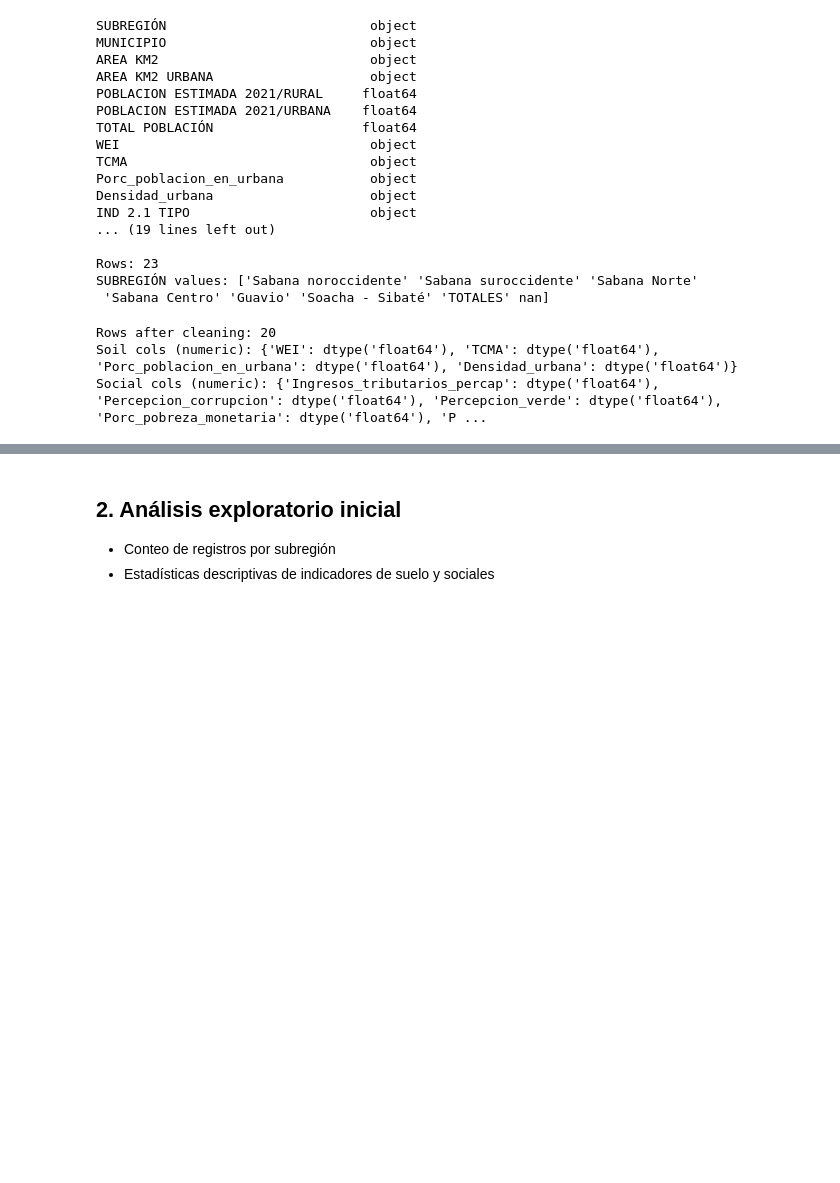
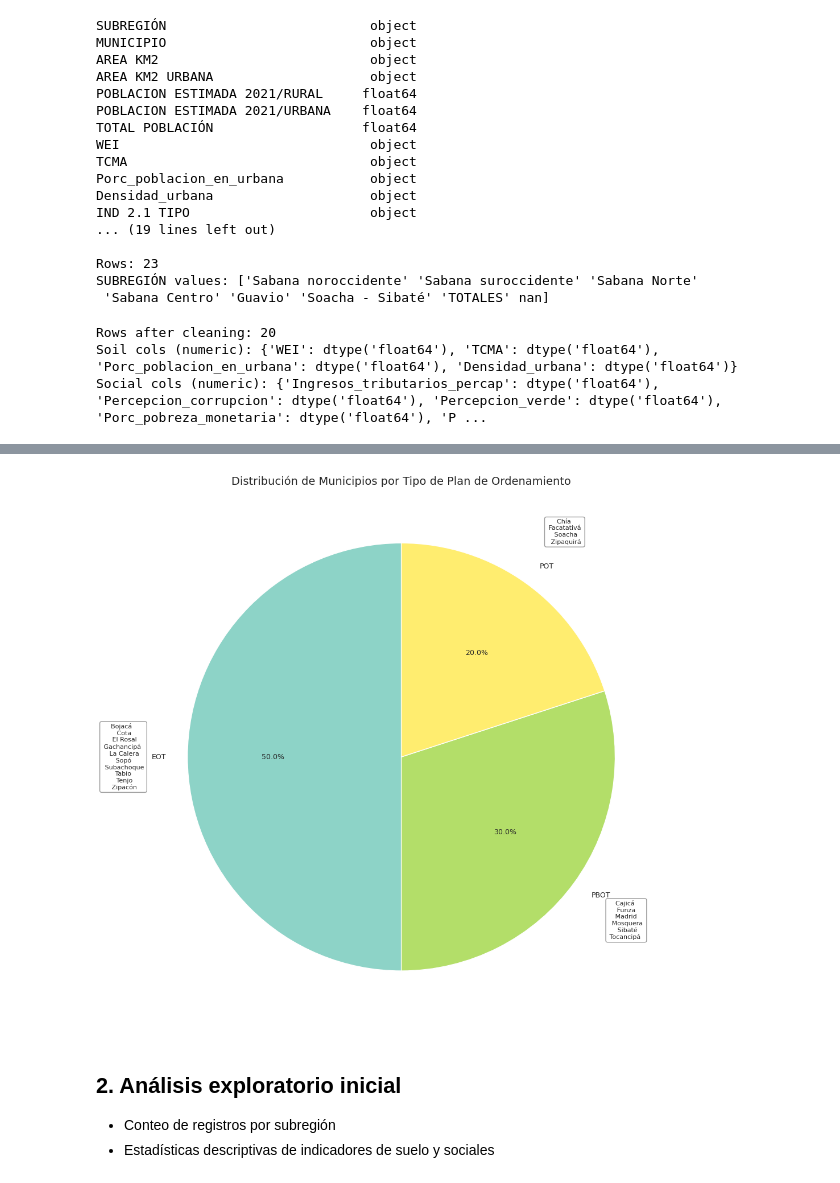
Before and after one commit to wilomaku/maps-social-Colombia, a Jupyter notebook: src/31_analysis_gral_suelo_social.ipynb, the cells around one changed output, grey strips where cells are left out. Cells and saved outputs as stored; diff of their text form; code cells hidden in the pictures; blank space fills up the shorter version.

Commit message:
Added POT images

```diff
--- a/src/31_analysis_gral_suelo_social.ipynb
+++ b/src/31_analysis_gral_suelo_social.ipynb
@@ -124,3 +144,41 @@ Social cols (numeric): {'Ingresos_tributarios_percap': dtype('float64'), 'Percep
+# %%
+pot_counts = df_num['IND 2.1 TIPO'].value_counts()
+pot_municipios = df_num.groupby('IND 2.1 TIPO')['MUNICIPIO'].apply(lambda x: ', '.join(sorted(x.unique()))).to_dict()
+
+fig, ax = plt.subplots(figsize=(14, 10))
+colors = plt.cm.Set3(np.linspace(0, 1, len(pot_counts)))
+
+wedges, texts, __ = ax.pie(
+    pot_counts,
+    labels=pot_counts.index,
+    autopct='%1.1f%%',
+    colors=colors,
+    startangle=90,
+    textprops={'fontsize': 9}
+)
+
+for i, wedge in enumerate(wedges):
+    label = pot_counts.index[i]
+    angle = (wedge.theta2 - wedge.theta1)/2. + wedge.theta1
+    x = np.cos(np.deg2rad(angle))
+    y = np.sin(np.deg2rad(angle))
+
+    ax.annotate(
+        pot_municipios[label].replace(',', '\n'),
+        xy=(x, y),
+        xytext=(1.3*x, 1.3*y),
+        # arrowprops=dict(arrowstyle='->', color='gray', lw=0.2),
+        fontsize=8,
+        ha='center',
+        va='center',
+        bbox=dict(boxstyle='round,pad=0.3', facecolor='white', edgecolor='gray', alpha=0.8)
+    )
+
+ax.set_title('Distribución de Municipios por Tipo de Plan de Ordenamiento', fontsize=14)
+plt.tight_layout()
+plt.show()
+# %% [output]
+[figure, added]
 # %% [markdown]
 ## 2. Análisis exploratorio inicial
 
```
Also changed, not shown: parts of 1 cell of this notebook, 1 other file.
